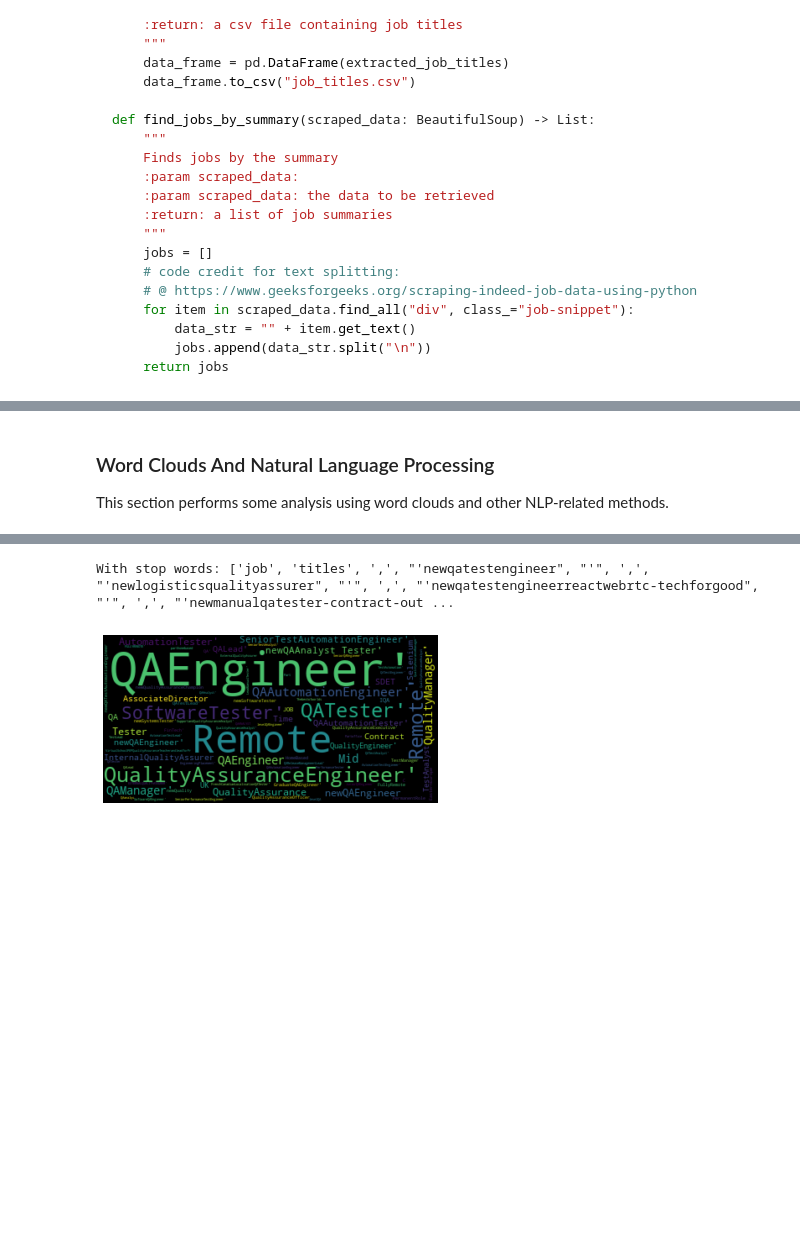
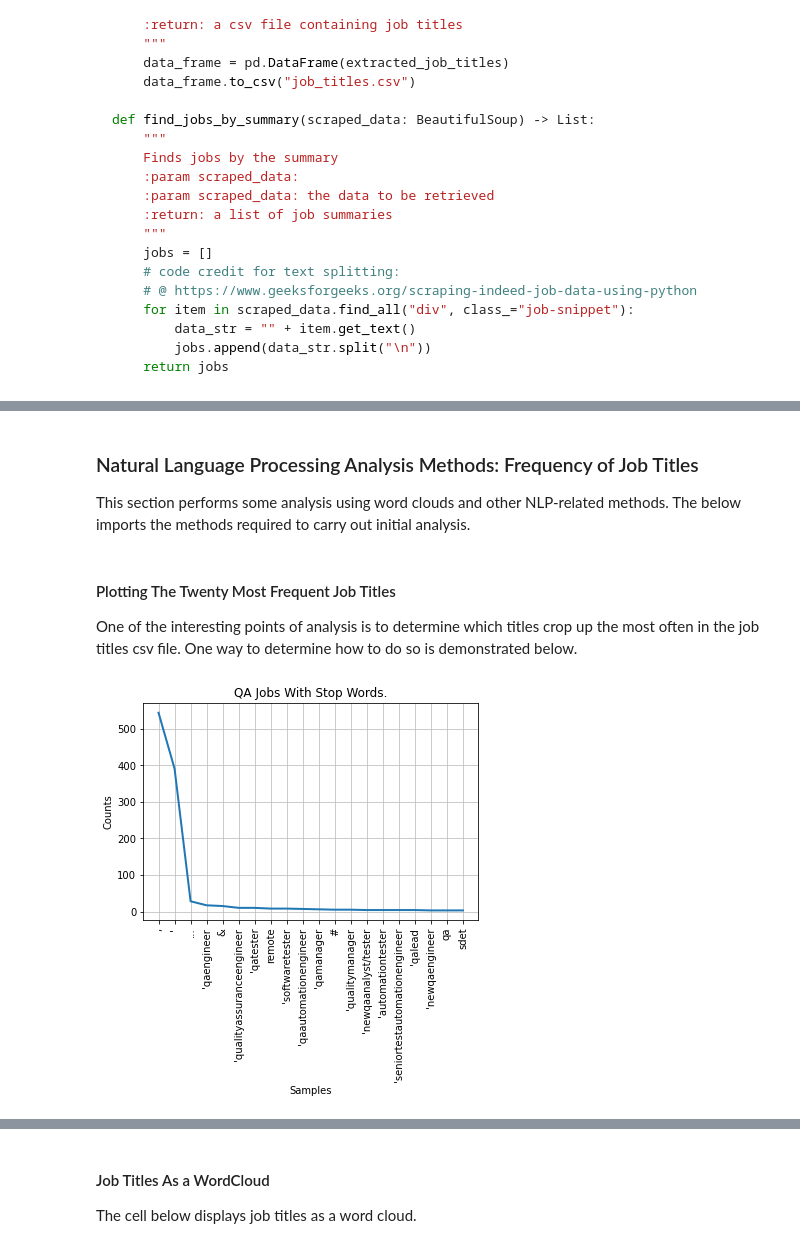
Before and after one commit to HedonisticOpportunist/Programming-with-Data, a Jupyter notebook: Data Programming Project.ipynb, the cells around one changed output, grey strips where cells are left out. Cells and saved outputs as stored; diff of their text form; code cells hidden in the pictures; blank space fills up the shorter version.

```diff
--- a/Data Programming Project.ipynb
+++ b/Data Programming Project.ipynb
@@ -520,7 +557,12 @@ The following section is concerned with the cleaning up of data, with the code d
 # %%
-# Files are hosted on Github, but the data will be included as part of this midterm submission
-JOB_TITLES_PATH = "https://raw.githubusercontent.com/HedonisticOpportunist/programming_with_data/main/job_titles.csv?token=ACVHDTUBYWR2GFVBEBQQQB3BXPASI"
-JOB_SNIPPETS_PATH = "https://raw.githubusercontent.com/HedonisticOpportunist/programming_with_data/main/job_descriptions.csv?token=ACVHDTSWYZOJLQN53KMGZJTBXPAO4"
+# please ensure that all the files are located within the same directory
+
+# import os in order to get the current directory
+import os
+cwd = os.getcwd()
+
+JOB_TITLES_PATH = os.path.join(cwd, "job_titles.csv") # if necessary, use a string with the absolute file path
+JOB_SNIPPETS_PATH = os.path.join(cwd, "job_descriptions.csv") # if necessary, use a string with the absolute file path
 
 # import the necessary libaries for data cleaning
 import io
@@ -565,36 +621,38 @@ the decision has been made to keep it in its raw form.
 # %% [markdown]
-### Word Clouds And Natural Language Processing <a id="nlp"></a>
+### Natural Language Processing Analysis Methods: Frequency of Job Titles <a id="nlp"></a>
 
-This section performs some analysis using word clouds and other NLP-related methods.
+This section performs some analysis using word clouds and other NLP-related methods. The below imports the methods required to carry out initial analysis.
 # %%
 ### Natural Language Processing
 
 import sys
 !{sys.executable} -m pip install nltk
 !{sys.executable} -m pip install wordcloud
+# %% [markdown]
+#### Plotting The Twenty Most Frequent Job Titles  <a id="plotting"></a>
+
+One of the interesting points of analysis is to determine which titles crop up the most often in the job titles csv file. One way to determine how to do so is demonstrated below.
 # %%
 import nltk
-nltk.download('punkt')
-nltk.download('stopwords')
+from nltk.corpus import stopwords
+from nltk.probability import FreqDist
 
-from nltk.corpus import stopwords
 sentence = modified_job_titles_data.lower()
-
 tokens = nltk.tokenize.word_tokenize(sentence)
 
-# This is one way to remove stopwords
-filtered = [word for word in tokens if not word in stopwords.words()]
-# print("Without stop words:", filtered)
+# creating a list without stop words
+# filtered = [word for word in tokens if not word in stopwords.words()]
+# print(filtered)
 
-# f_dist = FreqDist(tokens)
+# Plotting data, with stop words
+import matplotlib.pyplot as plt
 
-print("With stop words:", tokens)
-# print(f_dist)
+fd_stopwords = nltk.FreqDist(tokens)
+fd_stopwords.plot(20, cumulative=False, title="QA Jobs With Stop Words.")
 
-# We can plot the data we have in a relatively simple manner, either with or without stopwords.
-import matplotlib.pyplot as plt
-fd = nltk.FreqDist(tokens)
+# Plotting data without stop words
 
-# We will feed our plot all '8' words as a parameter for our plot. We also want to set cumulative as 'false'
-# fd.plot(8,cumulative=False, title="My first frequency distribution.")
+# fd_no_stopwords = nltk.FreqDist(filtered)
+# fd_no_stopwords.plot(20, cumulative=False, title="QA Jobs With No Stop Words.")
 # %% [output]
+[figure, added]
@@ -607,15 +660,4 @@ fd = nltk.FreqDist(tokens)
-With stop words: ['job', 'titles', ',', "'newqatestengineer", "'", ',', "'newlogisticsqualityassurer", "'", ',', "'newqatestengineerreactwebrtc-techforgood", "'", ',', "'newmanualqatester-contract-out ...
-# %%
-from wordcloud import WordCloud
-import matplotlib.pyplot as plt
-
-wordcloud = WordCloud().generate(modified_job_titles_data)
-
-# Display the generated image:
-plt.imshow(wordcloud, interpolation='bilinear')
-
-# bilinear interpolation is a way to spread the words out without them bumping into one another
-plt.axis("off")
-plt.show()
-# %% [output]
-[figure, removed]
+# %% [markdown]
+#### Job Titles As a WordCloud <a id="wordcloud"></a>
+
+The cell below displays job titles as a word cloud.
```
Also changed, not shown: parts of 14 cells of this notebook.
